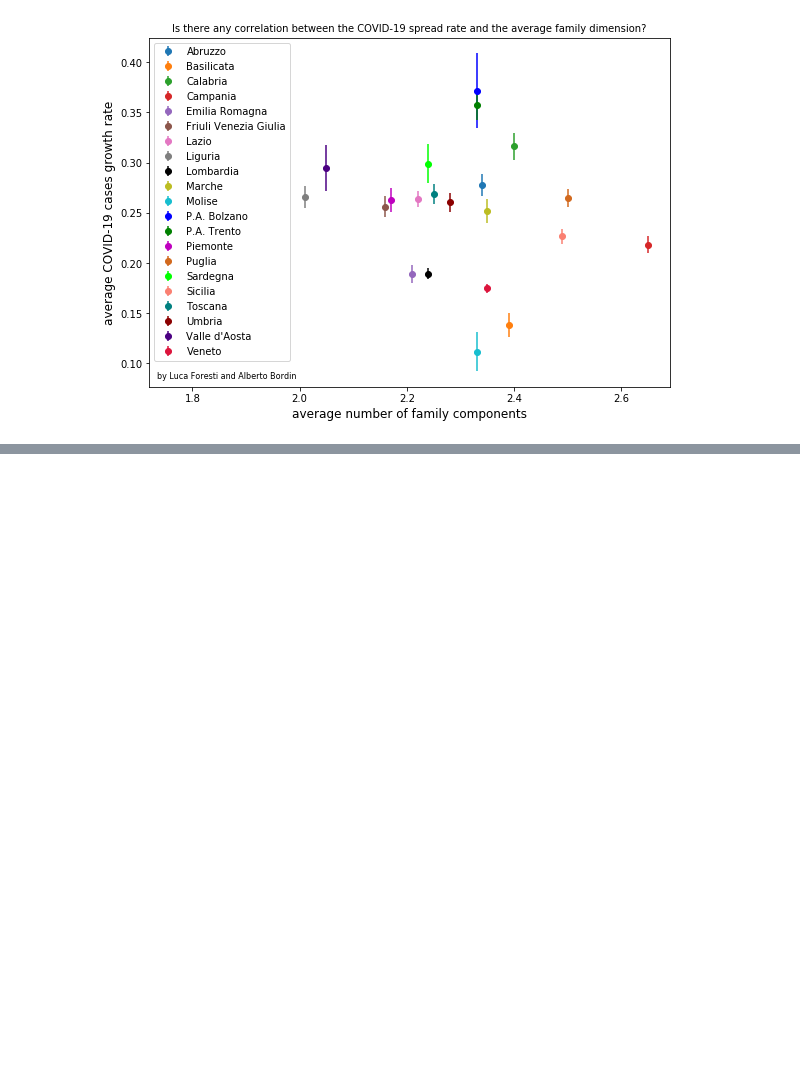
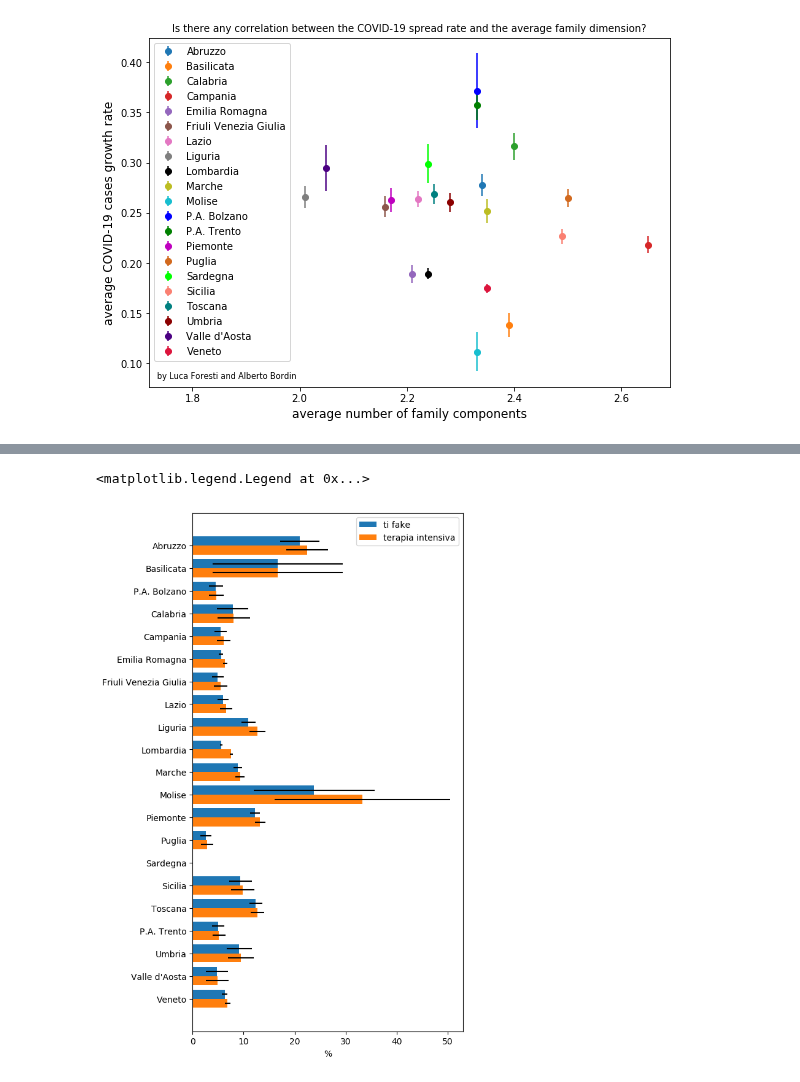
Before and after one commit to albortros/COVID-19, a Jupyter notebook: model-DummyExp/DummyExp-ItalianRegions.ipynb, the cells around one changed output, grey strips where cells are left out. Cells and saved outputs as stored; diff of their text form; code cells hidden in the pictures; blank space fills up the shorter version.

```diff
--- a/model-DummyExp/DummyExp-ItalianRegions.ipynb
+++ b/model-DummyExp/DummyExp-ItalianRegions.ipynb
@@ -168,0 +223,17 @@ fig.savefig('plot/correlation_rate-families.png', dpi = 300)
+# %%
+plt.rcdefaults()
+fig, ax = plt.subplots(figsize=(6,9), constrained_layout=True)
+
+region_names = df_regions_today.denominazione_regione.values
+y_pos = np.arange(len(region_names)) * 2
+region_names = df_regions_today.denominazione_regione.values
+ax.barh(y_pos - 0.4, unp.nominal_values(ti_fake), xerr=unp.std_devs(ti_fake), align='center', label='ti fake')
+ax.barh(y_pos + 0.4, unp.nominal_values(ti_rate), xerr=unp.std_devs(ti_rate), align='center', label='terapia intensiva')
+ax.set_yticks(y_pos)
+ax.set_yticklabels(region_names)
+ax.invert_yaxis()  # labels read top-to-bottom
+ax.set_xlabel('%')
+ax.legend(loc=1)
+# %% [output]
+<matplotlib.legend.Legend at 0x...>
+[figure, added]
```
Also changed, not shown: parts of 6 cells of this notebook, 2 other files.
